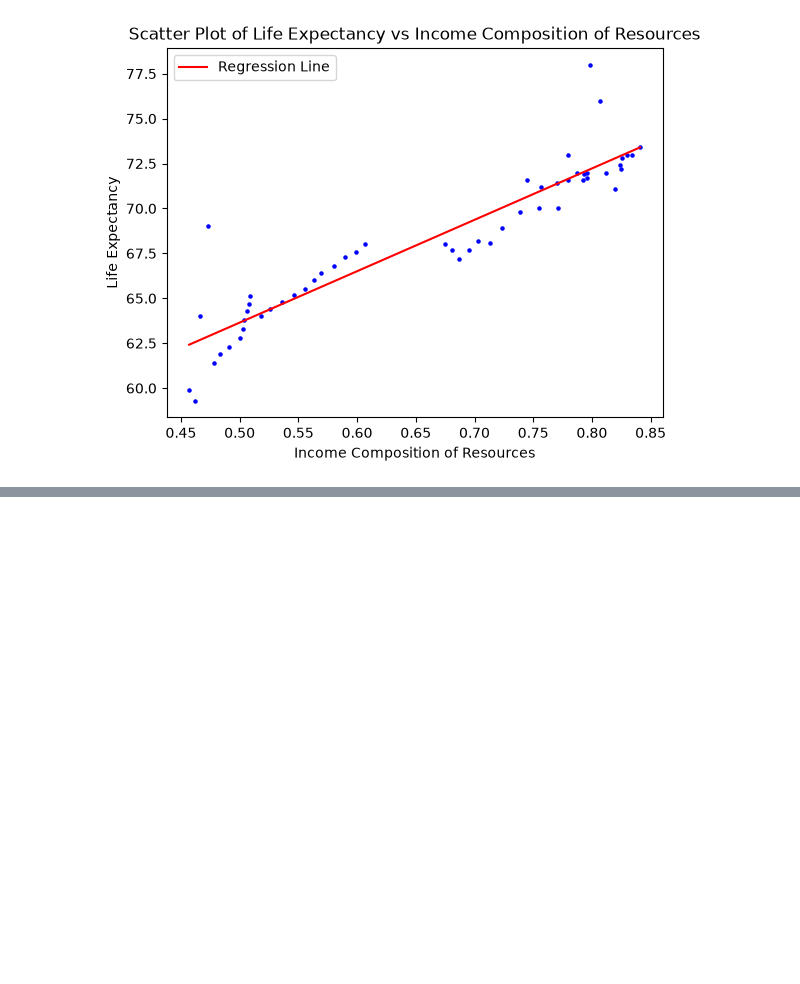
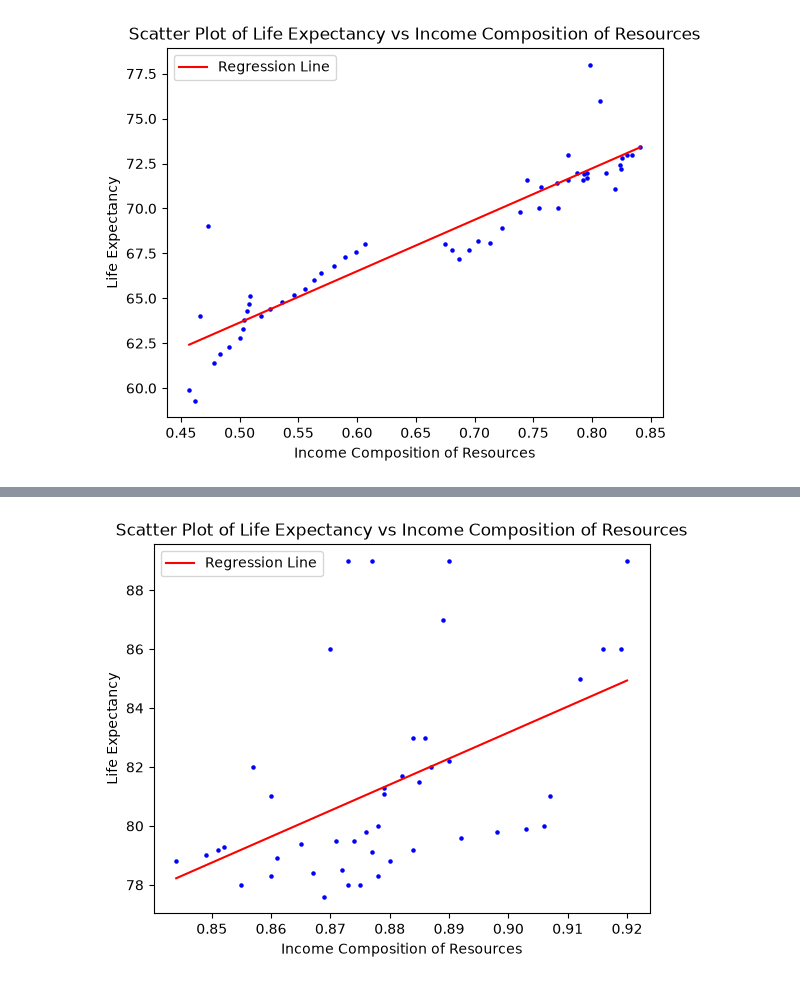
Before and after one commit to MohamedReda2003/Machine-Learning, a Jupyter notebook: TP/TP1.ipynb, the cells around one changed output, grey strips where cells are left out. Cells and saved outputs as stored; diff of their text form; code cells hidden in the pictures; blank space fills up the shorter version.

```diff
--- a/TP/TP1.ipynb
+++ b/TP/TP1.ipynb
@@ -215,7 +215,8 @@ plt.show()
 # %%
 import numpy as np
 # %%
-df_study = df[(df.Country == "Belarus") | (df.Country == "Madagascar") | (df.Country == "India") | (df.Country == "Lithuania")][["Country","Life_expectancy", "Income_composition_of_resources"]]
+df_study = df[df.Country.isin(["Belarus", "Madagascar", "India", "Lithuania"])][["Country","Life_expectancy", "Income_composition_of_resources"]]
+df_study_2 = df[df.Country.isin(["France", "Belgium", "Switzerland", "Germany"])][["Country","Life_expectancy", "Income_composition_of_resources"]]
 df_study
 # %% [output]
 |  | Country | Life_expectancy | Income_composition_of_resources |
@@ -280,3 +281,19 @@ plt.legend()
 plt.show()
 # %% [output]
 [figure]
+# %%
+#LE, ICoR = np.polyfit(df_study['Income_composition_of_resources'], df_study['Life_expectancy'], deg=1)
+def moindre_carre(x,y):
+    mean_x = np.mean(x)
+    mean_y = np.mean(y)
+    numerator = np.sum((x - mean_x) * (y - mean_y))
+    denominator = np.sum((x - mean_x) ** 2)
+    a = numerator / denominator
+    b = mean_y - a * mean_x
+    return a,b
+LE, ICoR = moindre_carre(df_study_2['Income_composition_of_resources'], df_study_2['Life_expectancy'])
+
+df_study_2['Life_expectancy_pred'] = LE * df_study_2['Income_composition_of_resources'] + ICoR
+df_study_2['LE'] = LE
+df_study_2['ICoR'] = ICoR
+df_study_2
@@ -282,0 +318,11 @@ plt.show()
+# %%
+plt.scatter(df_study_2["Income_composition_of_resources"], df_study_2["Life_expectancy"], color='blue', s=5)
+t =np.linspace(df_study_2["Income_composition_of_resources"].min(), df_study_2["Income_composition_of_resources"].max(), 100)
+plt.plot(t, LE * t + ICoR, color='red', label='Regression Line')
+plt.xlabel("Income Composition of Resources")
+plt.ylabel("Life Expectancy")
+plt.title("Scatter Plot of Life Expectancy vs Income Composition of Resources")
+plt.legend()
+plt.show()
+# %% [output]
+[figure, added]
```
Also changed, not shown: parts of 2 cells of this notebook.
